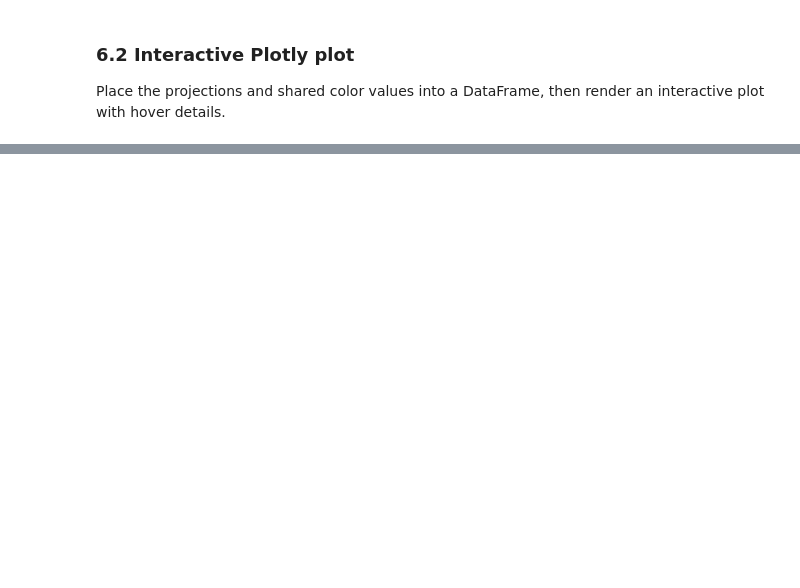
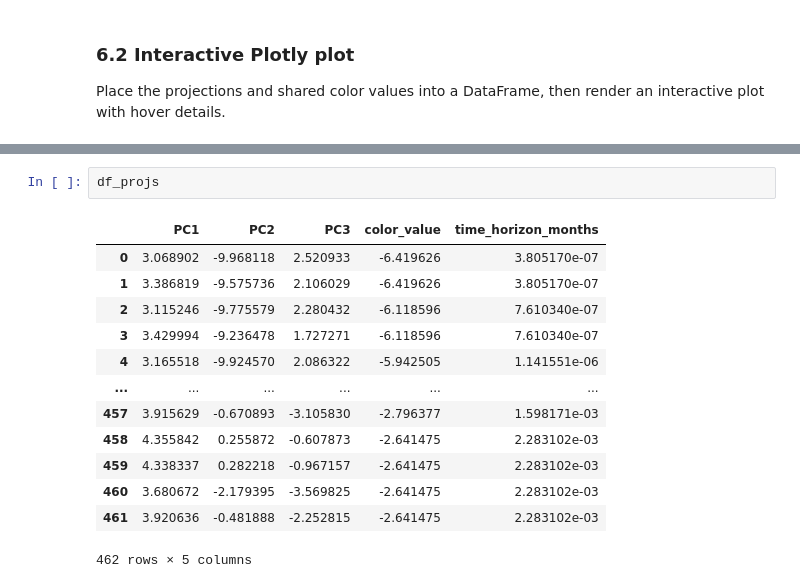
Before and after one commit to justinshenk/temporal-manifolds, a Jupyter notebook: notebooks/download_filtered_activations.ipynb, the cells around one changed output, grey strips where cells are left out. Saved outputs shown, nothing was run; the diff lists cells and outputs as text; blank space fills up the shorter version.

```diff
--- a/notebooks/download_filtered_activations.ipynb
+++ b/notebooks/download_filtered_activations.ipynb
@@ -433,0 +434,16 @@ Text(0.5, 1.0, '2D Scatter Plot Colored by template_metadata.output_format')
+# %%
+df_projs
+# %% [output]
+|  | PC1 | PC2 | PC3 | color_value | time_horizon_months |
+| 0 | 3.068902 | -9.968118 | 2.520933 | -6.419626 | 3.805170e-07 |
+| 1 | 3.386819 | -9.575736 | 2.106029 | -6.419626 | 3.805170e-07 |
+| 2 | 3.115246 | -9.775579 | 2.280432 | -6.118596 | 7.610340e-07 |
+| 3 | 3.429994 | -9.236478 | 1.727271 | -6.118596 | 7.610340e-07 |
+| 4 | 3.165518 | -9.924570 | 2.086322 | -5.942505 | 1.141551e-06 |
+| ... | ... | ... | ... | ... | ... |
+| 457 | 3.915629 | -0.670893 | -3.105830 | -2.796377 | 1.598171e-03 |
+| 458 | 4.355842 | 0.255872 | -0.607873 | -2.641475 | 2.283102e-03 |
+| 459 | 4.338337 | 0.282218 | -0.967157 | -2.641475 | 2.283102e-03 |
+| 460 | 3.680672 | -2.179395 | -3.569825 | -2.641475 | 2.283102e-03 |
+| 461 | 3.920636 | -0.481888 | -2.252815 | -2.641475 | 2.283102e-03 |
+462 rows × 5 columns
```
Also changed, not shown: parts of 3 cells of this notebook.
